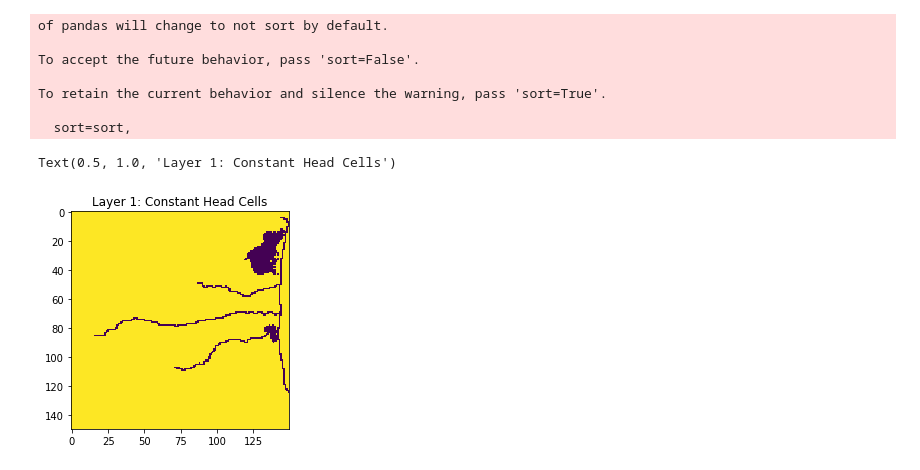
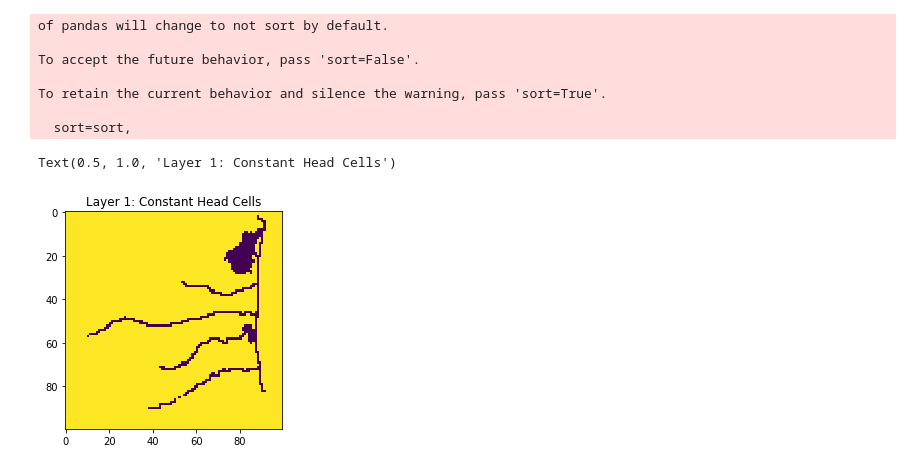
Before and after one commit to LudovicSchorpp/TM_Ludovic_Schorpp, a Jupyter notebook: codes_tests/Modeles2D/test_premier_model/test_premier_model.ipynb, the cells around one changed output. Drawn from its saved outputs; the diff is of its cells as text; code cells hidden in the pictures.

```diff
--- a/codes_tests/Modeles2D/test_premier_model/test_premier_model.ipynb
+++ b/codes_tests/Modeles2D/test_premier_model/test_premier_model.ipynb
@@ -26,21 +24,21 @@ exe_name= "../../exe/mf6"
 # %%
 R_path="../data/limiteModeleRoussillon_poly.shp" # path to the shp of the aquifer
 MNT_path= "../data/MNT/MNT_50.tif"
-botm_path = "../../data/txt_couches/s4_Substratum_MurPlioMS.txt"
 Agly_path= "../data/Fleuves/Agly_ludo.shp" # path to Agly
 Tet_path= "../data/Fleuves/Tet_ludo.shp"
 Rea_path = "../data/Fleuves/Reart_ludo.shp"
+Tech_path = "../data/Fleuves/Tech_ludo.shp"
 # %%
 #spatial parameters
 
 # get x0,y0,y1 and x1 from the DEM
 x0,y0,x1,y1 = get_MNTbbox(MNT_path)
+x1 += 4000
 
 Lx = x1-x0
 Ly = y1-y0
 nlay = 1
-ncol = 150
-nrow = 150
+ncol = nrow = 100
 delr = np.ones(ncol)*(Lx/ncol)
 delc = np.ones(nrow)*(Ly/nrow)
 botm = -50
@@ -158,6 +156,28 @@ Rea_chd=[]; o =-1;
 for x in df_riv.cellids:
     o = o + 1
     Rea_chd.append((x,H_riv[o]))
+# %%
+#BC Tech
+gp_riv = gp.read_file(Tech_path)
+df_riv = import_riv(grid,gp_riv) # extract cellids from the river, in order with associated lengths
+
+# assign heads along the river
+df_riv["head"] = lin_interp(df_riv.lengths,125,0)
+
+# drop some cells
+for cellid in df_riv.cellids:
+    if (cellid in lst_chd) | (cellid in etangs_chd):
+        df_riv = df_riv.drop(df_riv[df_riv["cellids"] == cellid].index)
+    if cellid not in lst_domain:
+        df_riv = df_riv.drop(df_riv[df_riv["cellids"]== cellid].index)
+
+df_riv = df_riv.reset_index()
+H_riv = df_riv["head"]
+# create the stress package
+Tech_chd=[]; o =-1;
+for x in df_riv.cellids:
+    o = o + 1
+    Tech_chd.append((x,H_riv[o]))
 # %%
 # basic modules
 sim = fp.mf6.MFSimulation(sim_name='theis_mf6', version='mf6', exe_name=exe_name,
@@ -191,10 +211,10 @@ oc   = fp.mf6.ModflowGwfoc(gwf,budget_filerecord='{}.cbc'.format(model_name),
                                          ('BUDGET', 'ALL')])
 
 # constant heads packages
-chd = fp.mf6.modflow.mfgwfchd.ModflowGwfchd(gwf, pname='chd', filename="sea.chd", maxbound=len(chd_lst),
+chd = fp.mf6.modflow.mfgwfchd.ModflowGwfchd(gwf, pname='sea', filename="sea.chd", maxbound=len(chd_lst),
                                                stress_period_data={0: chd_lst}, save_flows=True)
 
-etangs = fp.mf6.modflow.mfgwfchd.ModflowGwfchd(gwf, pname='etang', filename="eta.chd", maxbound=len(et_chd_lst),
+etangs = fp.mf6.modflow.mfgwfchd.ModflowGwfchd(gwf, pname='eta', filename="eta.chd", maxbound=len(et_chd_lst),
                                                stress_period_data={0: et_chd_lst}, save_flows=True)
 
 Riv1 = fp.mf6.modflow.mfgwfchd.ModflowGwfchd(gwf, pname='agy', filename="agy.chd", maxbound=len(Agy_chd),
@@ -205,38 +225,45 @@ Riv2 = fp.mf6.modflow.mfgwfchd.ModflowGwfchd(gwf, pname='Tet', filename="Tet.chd
 
 Riv3 = fp.mf6.modflow.mfgwfchd.ModflowGwfchd(gwf, pname='Rea', filename="Rea.chd", maxbound=len(Rea_chd),
                                                stress_period_data={0: Rea_chd}, save_flows=True)
+
+Riv4 = fp.mf6.modflow.mfgwfchd.ModflowGwfchd(gwf, pname='Tech', filename="Tech.chd", maxbound=len(Tech_chd),
+                                               stress_period_data={0: Tech_chd}, save_flows=True)
 # %%
 # vizualize the BC cells
 iper = 0
 ibd = np.ones((nlay, nrow, ncol), dtype=np.int)
 
 ra = chd.stress_period_data.get_data(key=iper)
 rb = Riv1.stress_period_data.get_data(key=iper)
 rc = Riv2.stress_period_data.get_data(key=iper)
 rd = Riv3.stress_period_data.get_data(key=iper)
 re = etangs.stress_period_data.get_data(key=iper)
+rf = Riv4.stress_period_data.get_data(key=iper)
 
 for k, i, j in ra['cellid']:
     ibd[k, i, j] = -1
 
 for k, i, j in rb['cellid']:
     ibd[k, i, j] = -1
 
 for k, i, j in rc['cellid']:
     ibd[k, i, j] = -1
 
 for k, i, j in rd['cellid']:
     ibd[k, i, j] = -1
 
 for k, i, j in re['cellid']:
     ibd[k, i, j] = -1
 
+for k, i, j in rf['cellid']:
+    ibd[k, i, j] = -1
+
 ilay = 0
 plt.imshow(ibd[ilay, :, :], interpolation='none')
 plt.title('Layer {}: Constant Head Cells'.format(ilay + 1))
 # %% [output]
 Text(0.5, 1.0, 'Layer 1: Constant Head Cells')
-[figure, old version]
+[figure, new version]
 # %%
 sim.write_simulation()
 # %% [output]
```
Also changed, not shown: parts of 8 cells of this notebook, 20 other files.
